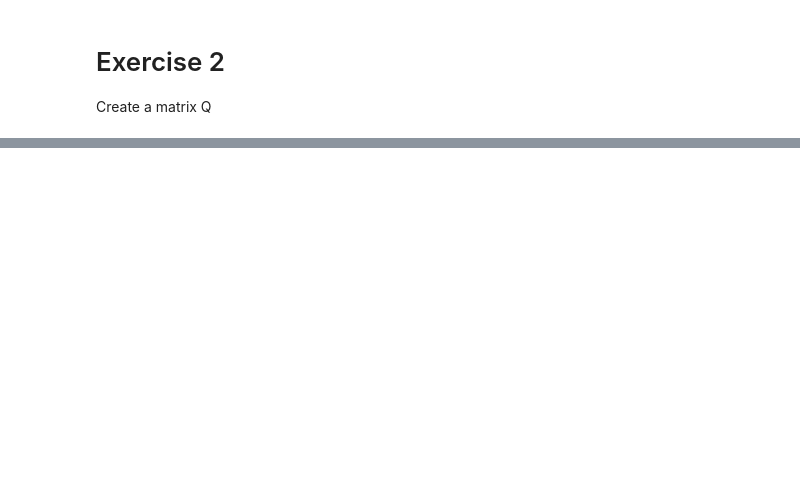
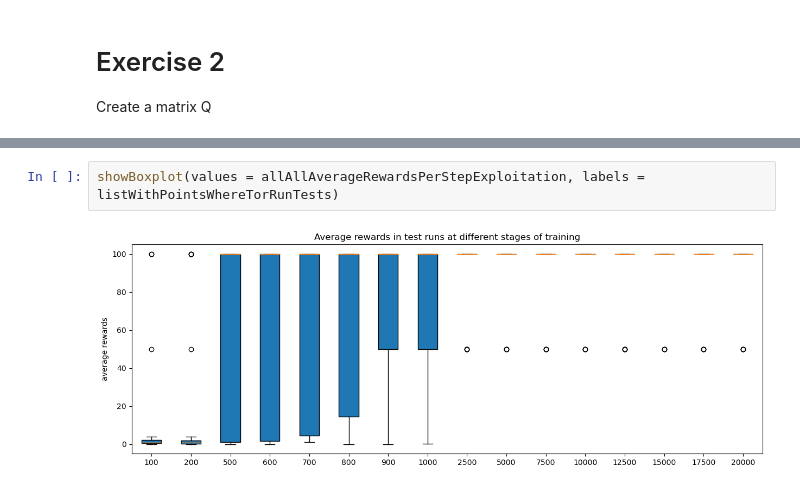
Before and after one commit to jelenameyer/IntroToMachineLearning, a Jupyter notebook: assignments/assignment3/assignment3.ipynb, the cells around one changed output, grey strips where cells are left out. Drawn from its saved outputs; the diff is of its cells as text; blank space fills up the shorter version.

```diff
--- a/assignments/assignment3/assignment3.ipynb
+++ b/assignments/assignment3/assignment3.ipynb
@@ -259,0 +399,4 @@ print(runEpisodeWithUpdatingUtilities())
+# %%
+showBoxplot(values = allAllAverageRewardsPerStepExploitation, labels = listWithPointsWhereTorRunTests)
+# %% [output]
+[figure, added]
```
Also changed, not shown: parts of 21 cells of this notebook.
